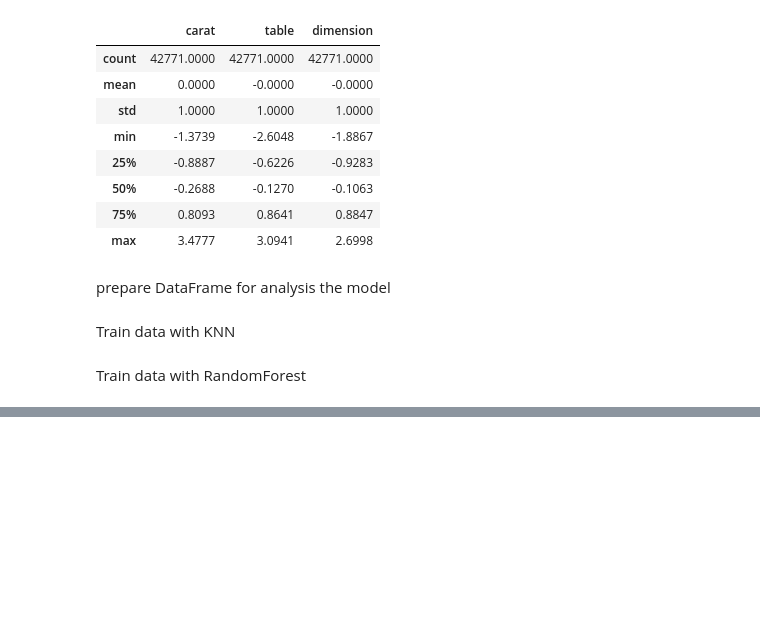
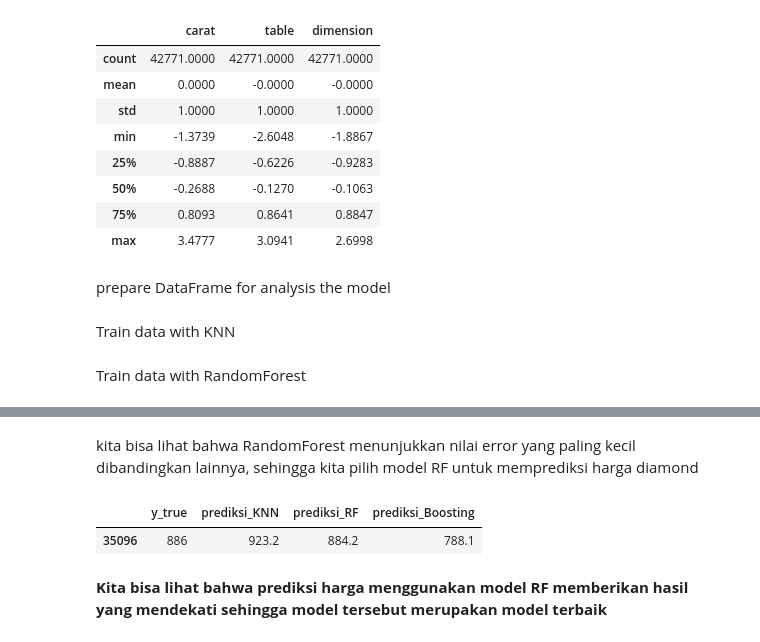
Before and after one commit to Ifdhal17/diamond-predictive, a Jupyter notebook: Diamond_prediction.ipynb, the cells around one changed output, grey strips where cells are left out. Drawn from its saved outputs; the diff is of its cells as text; code cells hidden in the pictures; blank space fills up the shorter version.

```diff
--- a/Diamond_prediction.ipynb
+++ b/Diamond_prediction.ipynb
@@ -253,0 +459,15 @@ Train data with RandomForest
+# %% [markdown]
+kita bisa lihat bahwa RandomForest menunjukkan nilai error yang paling kecil dibandingkan lainnya, sehingga kita pilih model RF untuk memprediksi harga diamond
+# %%
+#testing data
+prediksi = X_test.iloc[:1].copy()
+pred_dict = {'y_true': y_test[:1]}
+for name, model in model_dict.items():
+    pred_dict['prediksi_' + name] = model.predict(prediksi).round(1)
+
+pd.DataFrame(pred_dict)
+# %% [output]
+|  | y_true | prediksi_KNN | prediksi_RF | prediksi_Boosting |
+| 35096 | 886 | 923.2 | 884.2 | 788.1 |
+# %% [markdown]
+**Kita bisa lihat bahwa prediksi harga menggunakan model RF memberikan hasil yang mendekati sehingga model tersebut merupakan model terbaik**
```
Also changed, not shown: parts of 28 cells of this notebook.
